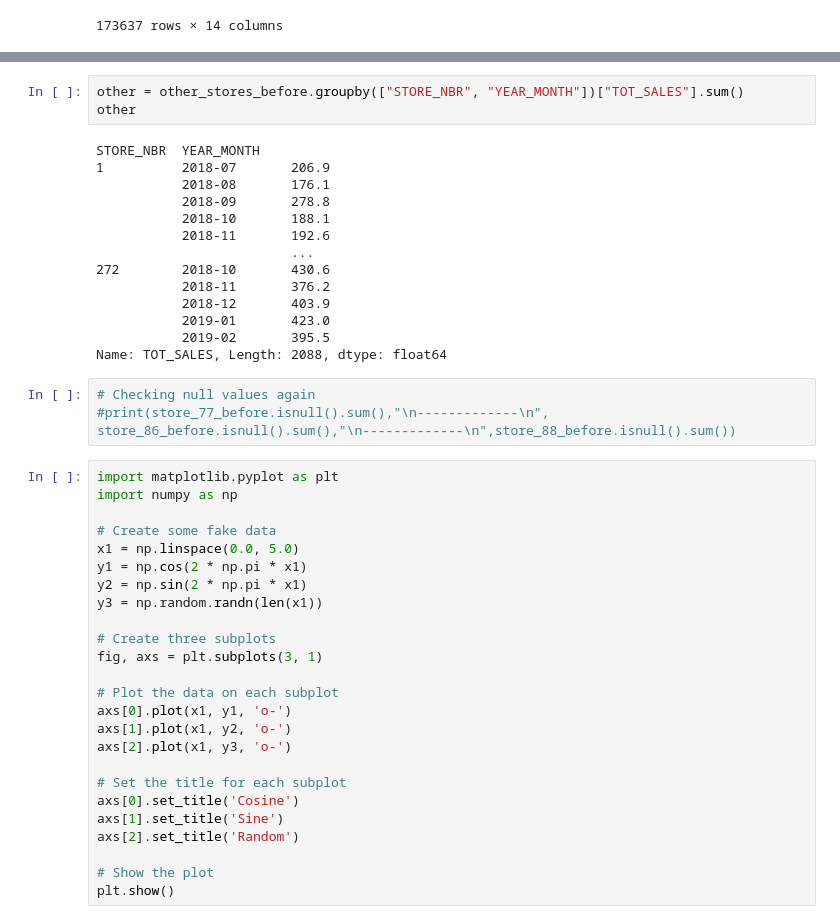
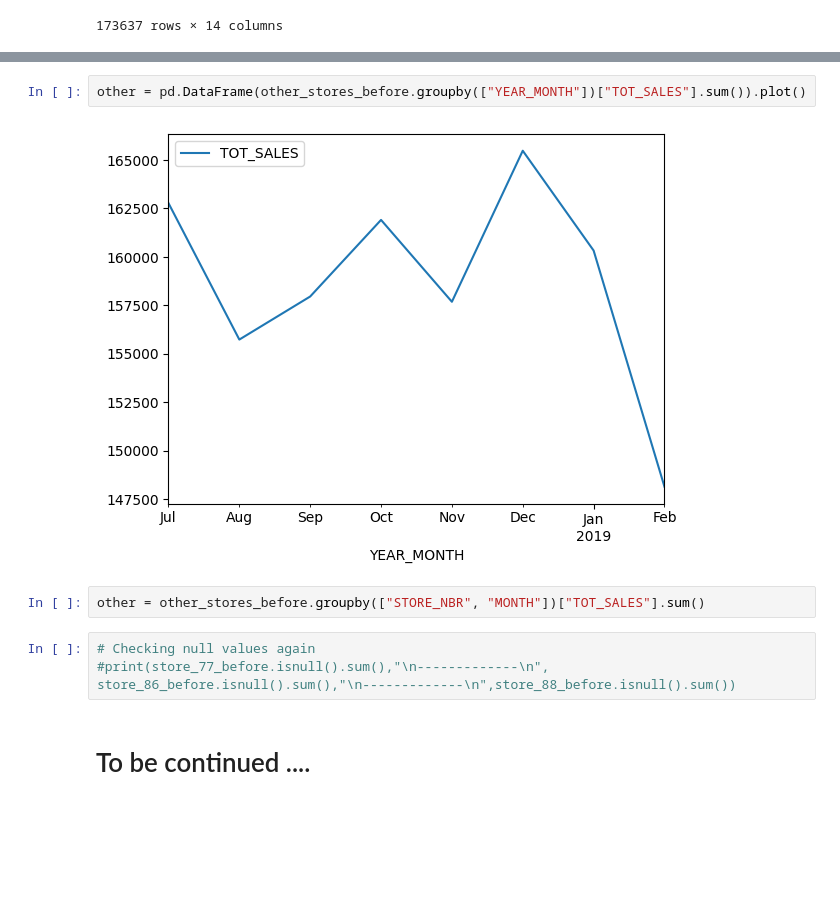
Before and after one commit to khairooo/Quantium-Internship-Experience, a Jupyter notebook: Task02_Retail_Strategy_and_Analytics.ipynb, the cells around one changed output, grey strips where cells are left out. Saved outputs shown, nothing was run; the diff lists cells and outputs as text; blank space fills up the shorter version.

```diff
--- a/Task02_Retail_Strategy_and_Analytics.ipynb
+++ b/Task02_Retail_Strategy_and_Analytics.ipynb
@@ -274,45 +258,11 @@ Name: TOT_SALES, dtype: float64
+# %%
+other = pd.DataFrame(other_stores_before.groupby(["YEAR_MONTH"])["TOT_SALES"].sum()).plot()
+# %% [output]
+[figure, added]
 # %%
-other = other_stores_before.groupby(["STORE_NBR", "YEAR_MONTH"])["TOT_SALES"].sum()
-other
+other = other_stores_before.groupby(["STORE_NBR", "MONTH"])["TOT_SALES"].sum()
-# %% [output]
-STORE_NBR  YEAR_MONTH
-1          2018-07       206.9
-           2018-08       176.1
-           2018-09       278.8
-           2018-10       188.1
-           2018-11       192.6
-                         ...
-272        2018-10       430.6
-           2018-11       376.2
-           2018-12       403.9
-           2019-01       423.0
-           2019-02       395.5
-Name: TOT_SALES, Length: 2088, dtype: float64
 # %%
 # Checking null values again
 #print(store_77_before.isnull().sum(),"\n-------------\n", store_86_before.isnull().sum(),"\n-------------\n",store_88_before.isnull().sum())
-# %%
-import matplotlib.pyplot as plt
-import numpy as np
-
-# Create some fake data
-x1 = np.linspace(0.0, 5.0)
-y1 = np.cos(2 * np.pi * x1)
-y2 = np.sin(2 * np.pi * x1)
-y3 = np.random.randn(len(x1))
-
-# Create three subplots
-fig, axs = plt.subplots(3, 1)
-
-# Plot the data on each subplot
-axs[0].plot(x1, y1, 'o-')
-axs[1].plot(x1, y2, 'o-')
-axs[2].plot(x1, y3, 'o-')
-
-# Set the title for each subplot
-axs[0].set_title('Cosine')
-axs[1].set_title('Sine')
-axs[2].set_title('Random')
-
-# Show the plot
-plt.show()
+# %% [markdown]
+# To be continued ....
```
Also changed, not shown: parts of 2 cells of this notebook.
